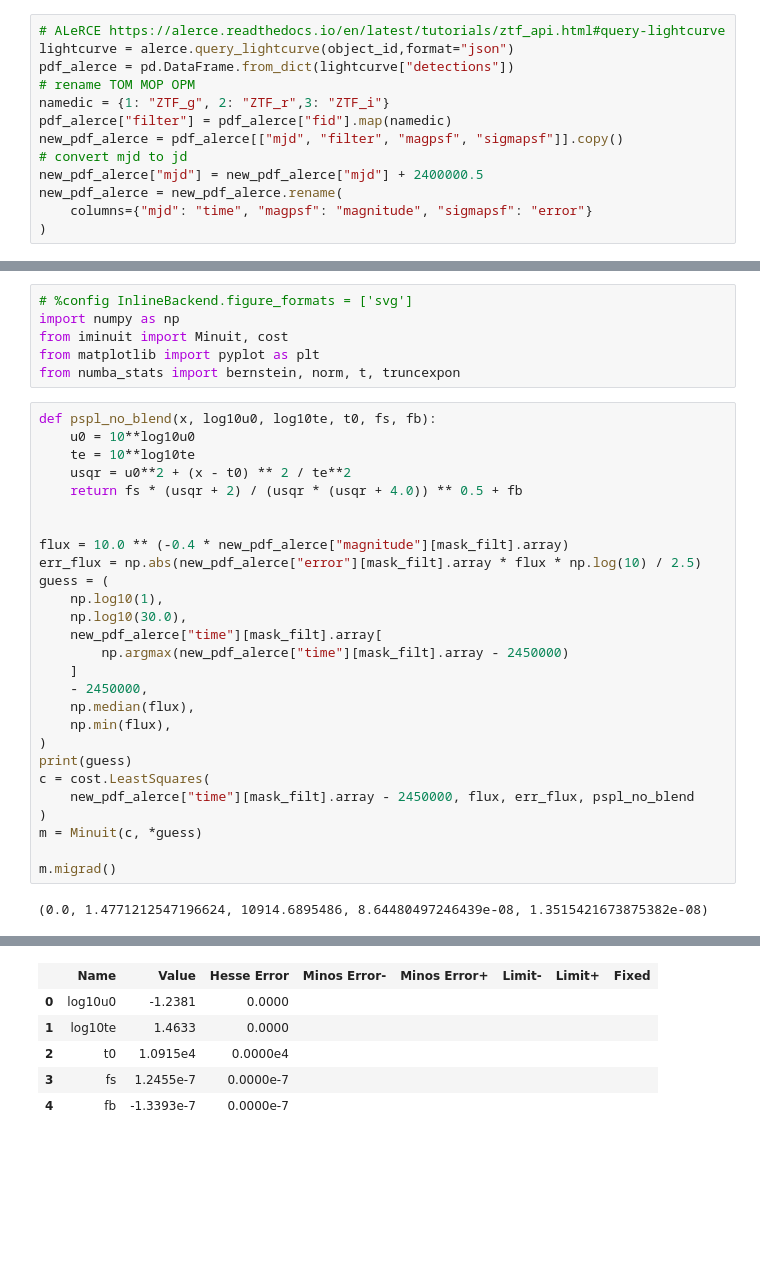
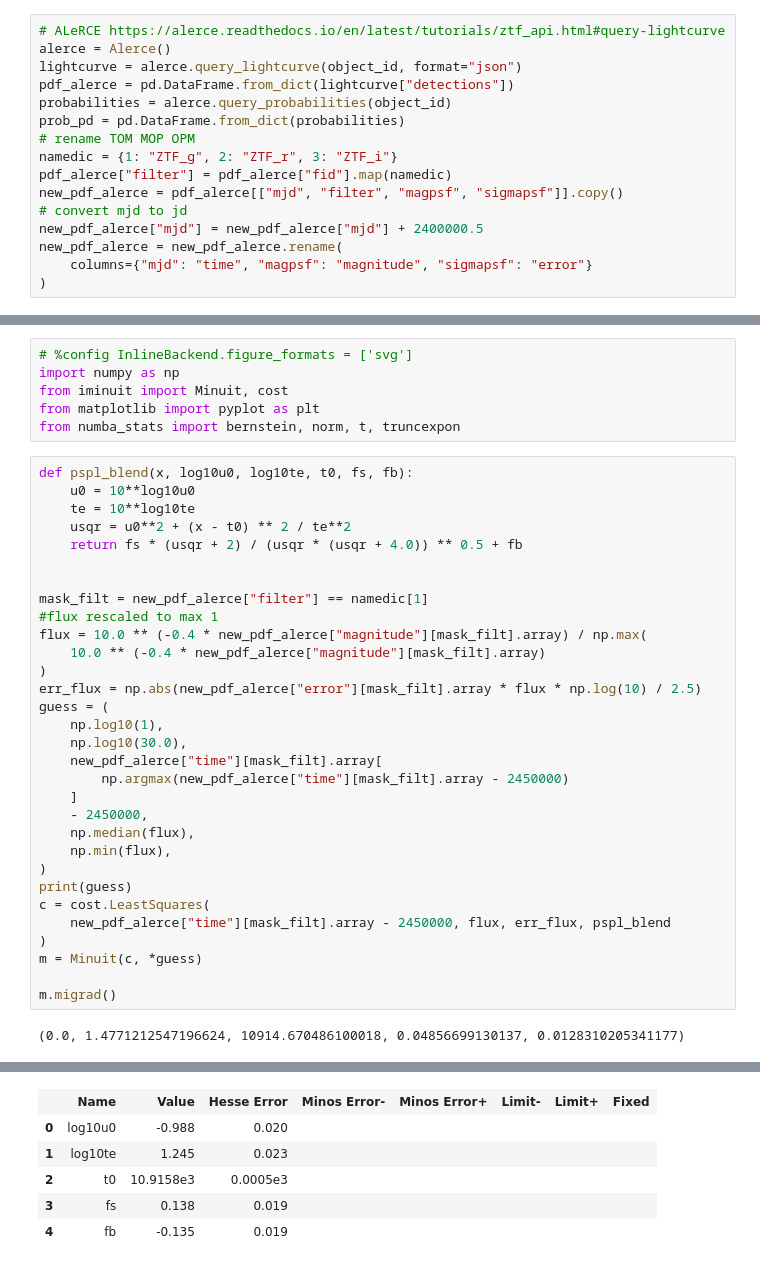
Before and after one commit to mpgh/tom_opm_tools, a Jupyter notebook: OPM_test_event_ZTF2025/test_event_2025_ZTF_fink.ipynb, the cells around one changed output, grey strips where cells are left out. Saved outputs shown, nothing was run; the diff lists cells and outputs as text; blank space fills up the shorter version.

```diff
--- a/OPM_test_event_ZTF2025/test_event_2025_ZTF_fink.ipynb
+++ b/OPM_test_event_ZTF2025/test_event_2025_ZTF_fink.ipynb
@@ -25,10 +27,13 @@ new_pdf_fink = new_pdf_fink.rename(
 # new_pdf.to_csv("{}.csv".format(pdf["i:objectId"][0]), index=False)
 # %%
 # ALeRCE https://alerce.readthedocs.io/en/latest/tutorials/ztf_api.html#query-lightcurve
-lightcurve = alerce.query_lightcurve(object_id,format="json")
+alerce = Alerce()
+lightcurve = alerce.query_lightcurve(object_id, format="json")
 pdf_alerce = pd.DataFrame.from_dict(lightcurve["detections"])
+probabilities = alerce.query_probabilities(object_id)
+prob_pd = pd.DataFrame.from_dict(probabilities)
 # rename TOM MOP OPM
-namedic = {1: "ZTF_g", 2: "ZTF_r",3: "ZTF_i"}
+namedic = {1: "ZTF_g", 2: "ZTF_r", 3: "ZTF_i"}
 pdf_alerce["filter"] = pdf_alerce["fid"].map(namedic)
 new_pdf_alerce = pdf_alerce[["mjd", "filter", "magpsf", "sigmapsf"]].copy()
 # convert mjd to jd
@@ -97,14 +113,18 @@ from iminuit import Minuit, cost
 from matplotlib import pyplot as plt
 from numba_stats import bernstein, norm, t, truncexpon
 # %%
-def pspl_no_blend(x, log10u0, log10te, t0, fs, fb):
+def pspl_blend(x, log10u0, log10te, t0, fs, fb):
     u0 = 10**log10u0
     te = 10**log10te
     usqr = u0**2 + (x - t0) ** 2 / te**2
     return fs * (usqr + 2) / (usqr * (usqr + 4.0)) ** 0.5 + fb
 
 
-flux = 10.0 ** (-0.4 * new_pdf_alerce["magnitude"][mask_filt].array)
+mask_filt = new_pdf_alerce["filter"] == namedic[1]
+#flux rescaled to max 1
+flux = 10.0 ** (-0.4 * new_pdf_alerce["magnitude"][mask_filt].array) / np.max(
+    10.0 ** (-0.4 * new_pdf_alerce["magnitude"][mask_filt].array)
+)
 err_flux = np.abs(new_pdf_alerce["error"][mask_filt].array * flux * np.log(10) / 2.5)
 guess = (
     np.log10(1),
@@ -118,11 +138,11 @@ guess = (
 )
 print(guess)
 c = cost.LeastSquares(
-    new_pdf_alerce["time"][mask_filt].array - 2450000, flux, err_flux, pspl_no_blend
+    new_pdf_alerce["time"][mask_filt].array - 2450000, flux, err_flux, pspl_blend
 )
 m = Minuit(c, *guess)
 
 m.migrad()
 # %% [output]
-(0.0, 1.4771212547196624, 10914.6895486, 8.64480497246439e-08, 1.3515421673875382e-08)
+(0.0, 1.4771212547196624, 10914.670486100018, 0.04856699130137, 0.0128310205341177)
 | Migrad |  |
@@ -134,6 +154,6 @@ m.migrad()
 |  | Name | Value | Hesse Error | Minos Error- | Minos Error+ | Limit- | Limit+ | Fixed |
-| 0 | log10u0 | -1.2381 | 0.0000 |  |  |  |  |  |
-| 1 | log10te | 1.4633 | 0.0000 |  |  |  |  |  |
-| 2 | t0 | 1.0915e4 | 0.0000e4 |  |  |  |  |  |
-| 3 | fs | 1.2455e-7 | 0.0000e-7 |  |  |  |  |  |
-| 4 | fb | -1.3393e-7 | 0.0000e-7 |  |  |  |  |  |
+| 0 | log10u0 | -0.988 | 0.020 |  |  |  |  |  |
+| 1 | log10te | 1.245 | 0.023 |  |  |  |  |  |
+| 2 | t0 | 10.9158e3 | 0.0005e3 |  |  |  |  |  |
+| 3 | fs | 0.138 | 0.019 |  |  |  |  |  |
+| 4 | fb | -0.135 | 0.019 |  |  |  |  |  |
```
Also changed, not shown: parts of 6 cells of this notebook, 6 other files.
